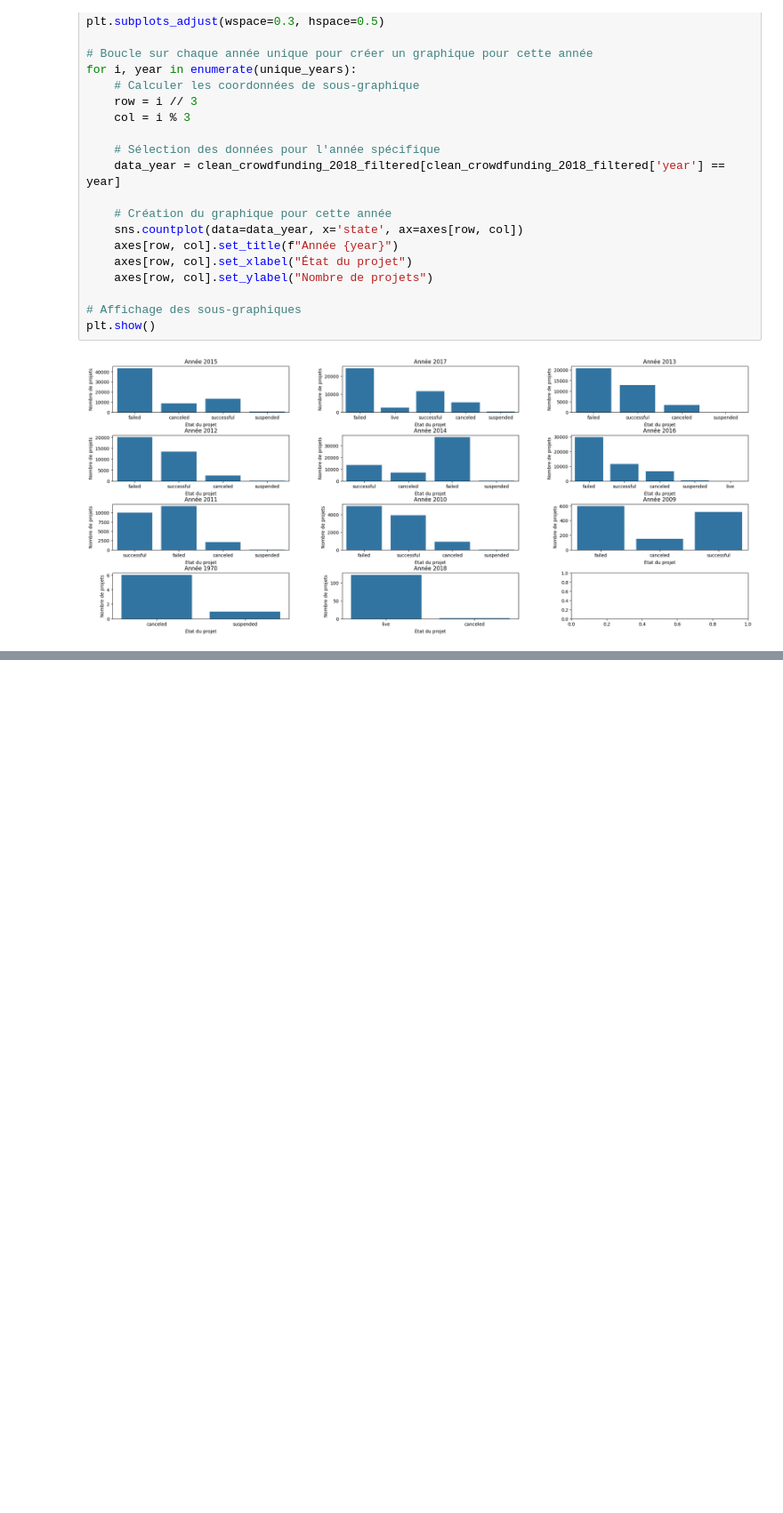
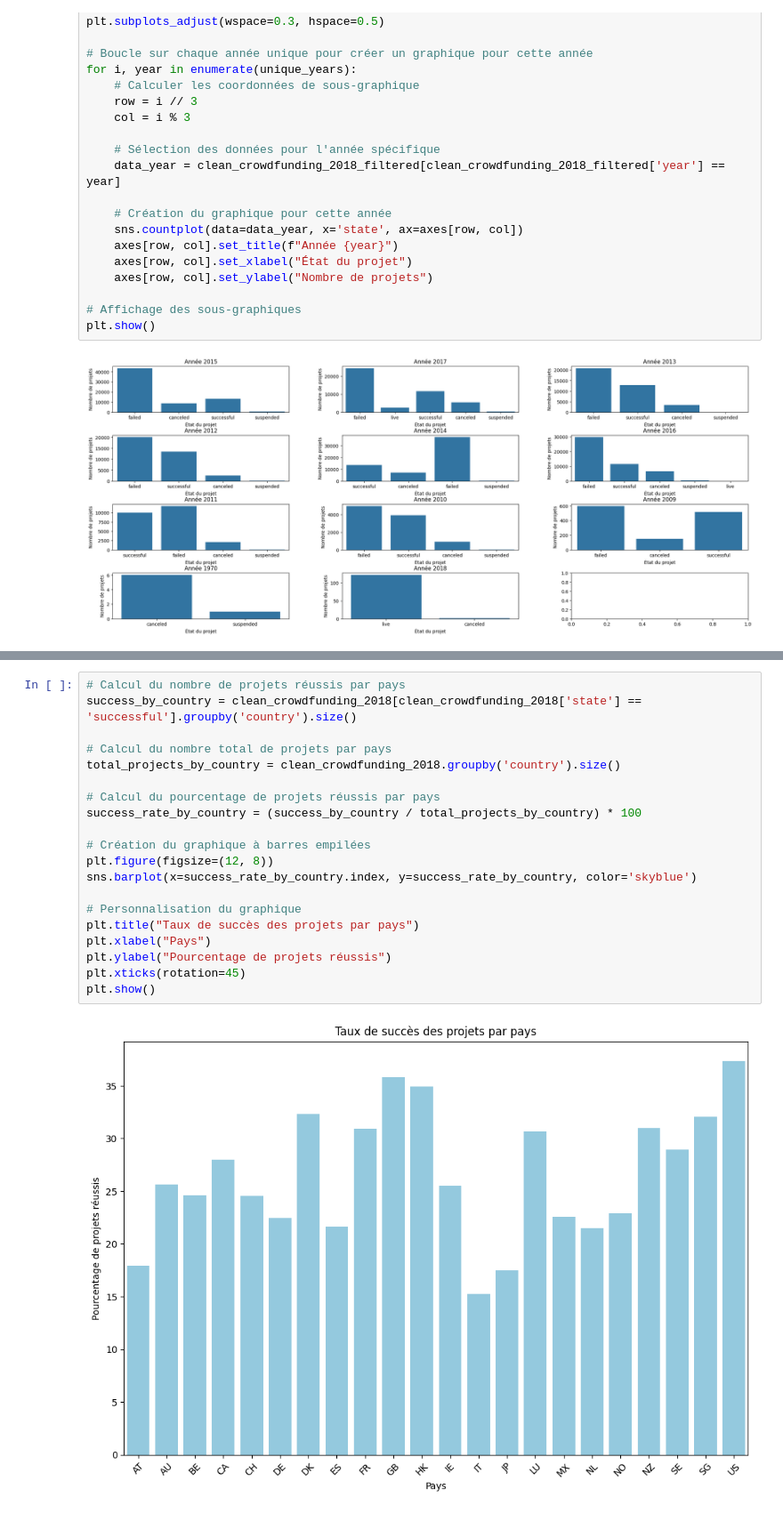
Before and after one commit to Steven-176/crowdfunding_ML, a Jupyter notebook: crowdfunding.ipynb, the cells around one changed output, grey strips where cells are left out. Shown: that part at 89% size. Drawn from its saved outputs; the diff is of its cells as text; blank space fills up the shorter version.

```diff
--- a/crowdfunding.ipynb
+++ b/crowdfunding.ipynb
@@ -280,0 +320,22 @@ plt.show()
+# %%
+# Calcul du nombre de projets réussis par pays
+success_by_country = clean_crowdfunding_2018[clean_crowdfunding_2018['state'] == 'successful'].groupby('country').size()
+
+# Calcul du nombre total de projets par pays
+total_projects_by_country = clean_crowdfunding_2018.groupby('country').size()
+
+# Calcul du pourcentage de projets réussis par pays
+success_rate_by_country = (success_by_country / total_projects_by_country) * 100
+
+# Création du graphique à barres empilées
+plt.figure(figsize=(12, 8))
+sns.barplot(x=success_rate_by_country.index, y=success_rate_by_country, color='skyblue')
+
+# Personnalisation du graphique
+plt.title("Taux de succès des projets par pays")
+plt.xlabel("Pays")
+plt.ylabel("Pourcentage de projets réussis")
+plt.xticks(rotation=45)
+plt.show()
+# %% [output]
+[figure, added]
```
Also changed, not shown: parts of 9 cells of this notebook, 3 other files.
